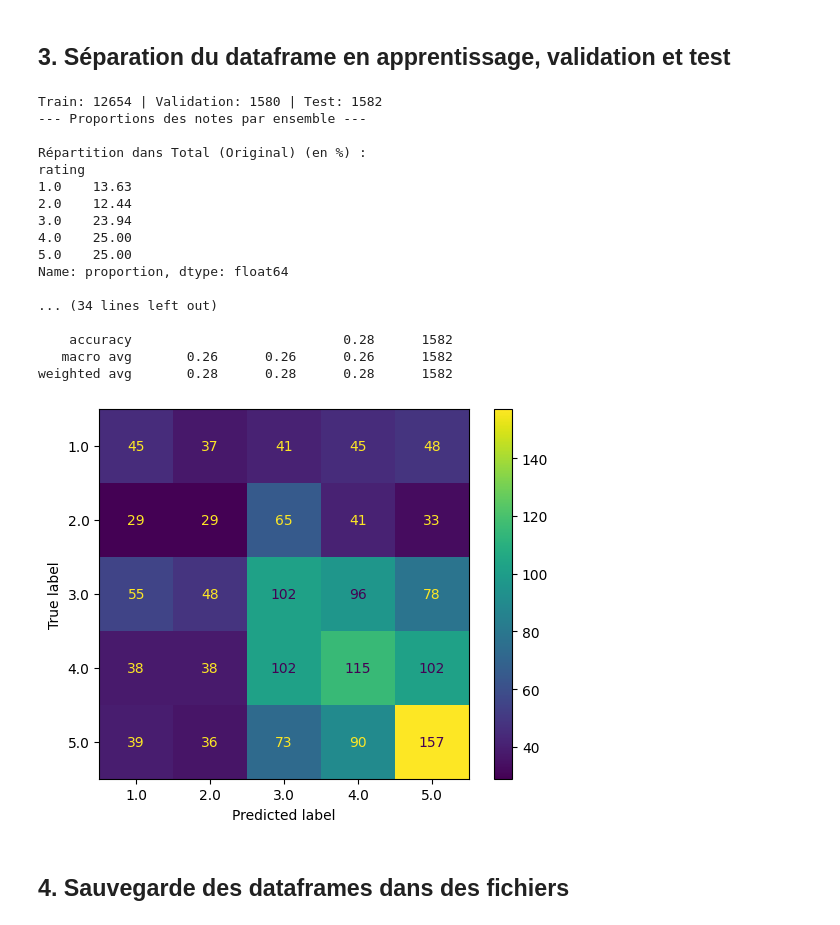
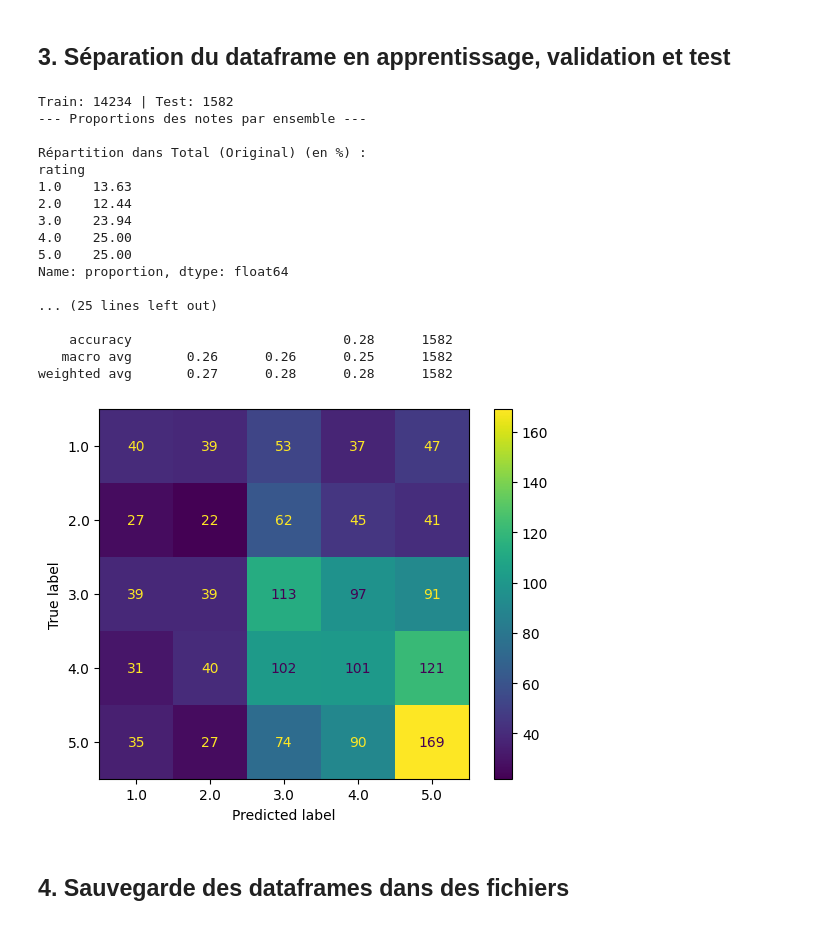
Before and after one commit to Rikvalix/NLP_customers_reviews, a Jupyter notebook: notebook-1_preparation-donnees.ipynb, the cells around one changed output. Drawn from its saved outputs; the diff is of its cells as text; code cells hidden in the pictures.

```diff
--- a/notebook-1_preparation-donnees.ipynb
+++ b/notebook-1_preparation-donnees.ipynb
@@ -156,7 +156,6 @@ print(f"Train: {len(x_train)} | Test: {len(x_test)}")
 datasets = {
     "Total (Original)": y,
     "Train": y_train,
-    "Validation": y_val,
     "Test": y_test
 }
 
@@ -179,40 +178,40 @@ processeur = ColumnTransformer(
 
 print(f"Processeur : {processeur.remainder}")
 
 # Mix des transformeurs et du classifieur
 model = Pipeline([
     ('preprocessor', processeur),
     ('classifier', DecisionTreeClassifier(random_state=42))
 ])
 
-model.fit(X_train, y_train)
+model.fit(x_train, y_train)
 
 # Predictions
-predictions = model.predict(X_test)
+predictions = model.predict(x_test)
 print(classification_report(y_test, predictions))
 
 disp = ConfusionMatrixDisplay(confusion_matrix(y_test, predictions), display_labels=model.classes_)
 disp.plot()
 plt.show()
 # %% [output]
-Train: 12654 | Validation: 1580 | Test: 1582
+Train: 14234 | Test: 1582
 --- Proportions des notes par ensemble ---
 
 Répartition dans Total (Original) (en %) :
 rating
 1.0    13.63
 2.0    12.44
 3.0    23.94
 4.0    25.00
 5.0    25.00
 Name: proportion, dtype: float64
 
-... (34 lines left out)
+... (25 lines left out)
 
     accuracy                           0.28      1582
-   macro avg       0.26      0.26      0.26      1582
-weighted avg       0.28      0.28      0.28      1582
+   macro avg       0.26      0.26      0.25      1582
+weighted avg       0.27      0.28      0.28      1582
-[figure, old version]
+[figure, new version]
 # %% [markdown]
 ## 4. Sauvegarde des dataframes dans des fichiers
 # %%
```
Also changed, not shown: parts of 2 cells of this notebook.
